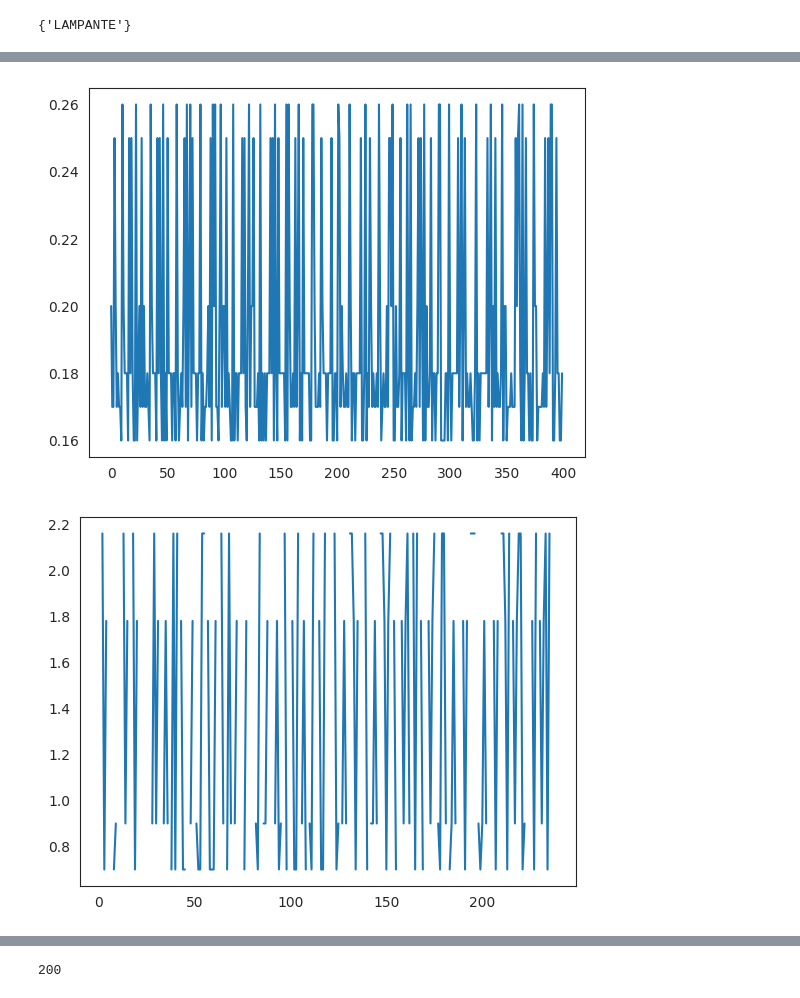
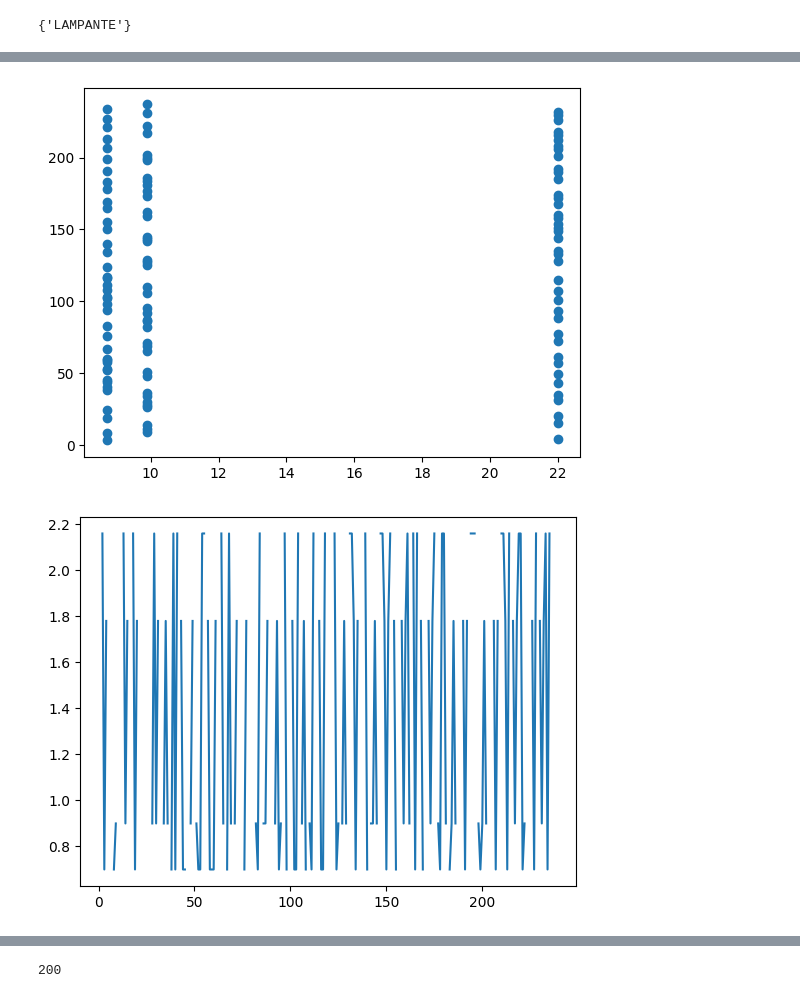
Before and after one commit to BarriBarri20/Fraud_detection_on_oil_production, a Jupyter notebook: oil4med.ipynb, the cells around one changed output, grey strips where cells are left out. Drawn from its saved outputs; the diff is of its cells as text; code cells hidden in the pictures.

```diff
--- a/oil4med.ipynb
+++ b/oil4med.ipynb
@@ -68,24 +48,24 @@ plt.show()
 # %%
 from numpy.lib.function_base import median
 import matplotlib.pyplot as plt
 
-my_list = df[df['Quality'] == 'EXTRA']['Acidity'].tolist()
+my_list = df[df['Quality'] == 'LAMPANTE']['Peroxide Index'].tolist()
 fig, ax = plt.subplots()
 
 # Plot the list of integers as a line graph
-ax.plot(my_list)
+ax.scatter(my_list, [i for i in range(len(my_list))])
 # Show the graph
 plt.show()
 
 my_list = df[df['Quality'] == 'LAMPANTE']['Acidity'].tolist()
 
 fig, ax = plt.subplots()
 
 # Plot the list of integers as a line graph
 ax.plot(my_list)
 
 # Show the graph
 plt.show()
 # %% [output]
-[figure, old version]
+[figure, new version]
-[figure, old version]
+[figure, new version]
```
Also changed, not shown: parts of 54 cells of this notebook.
